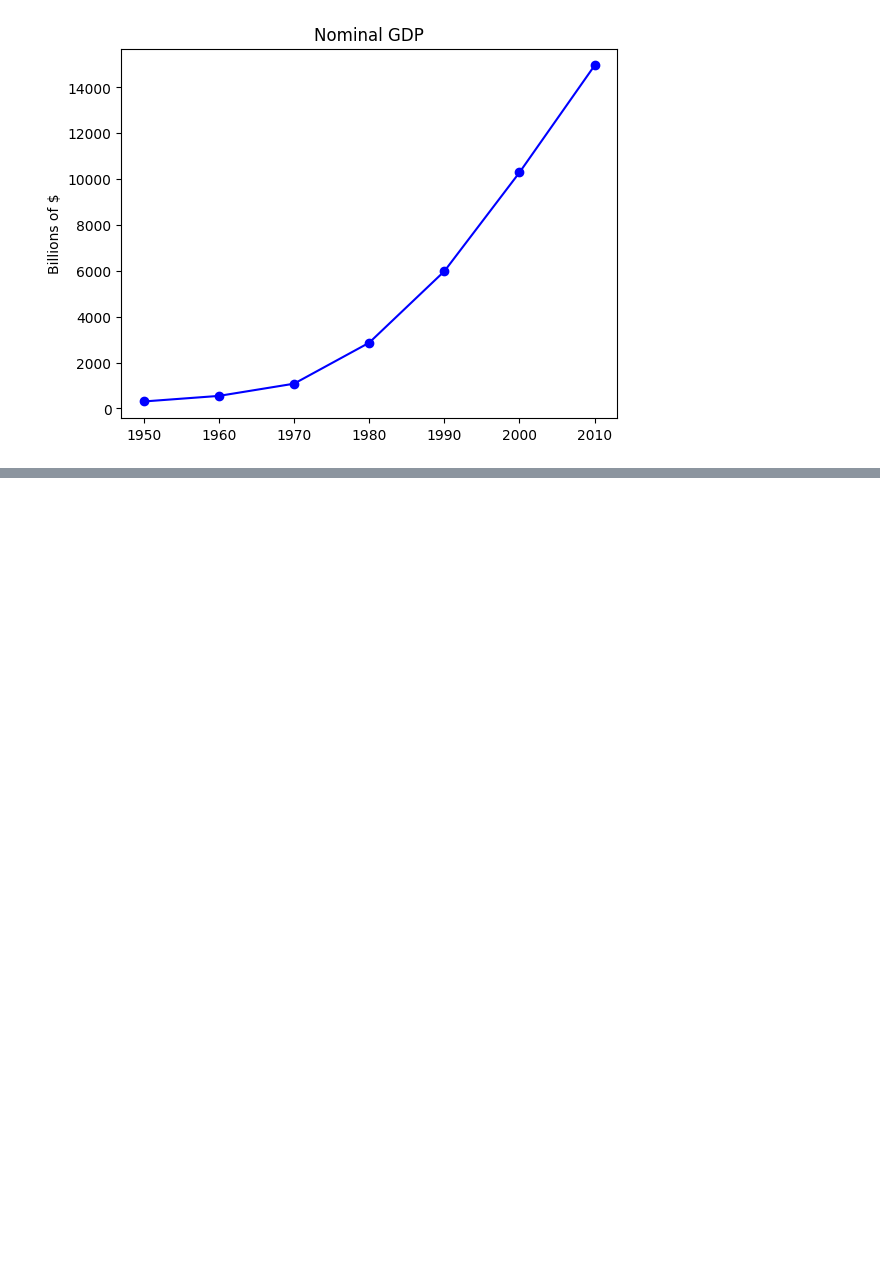
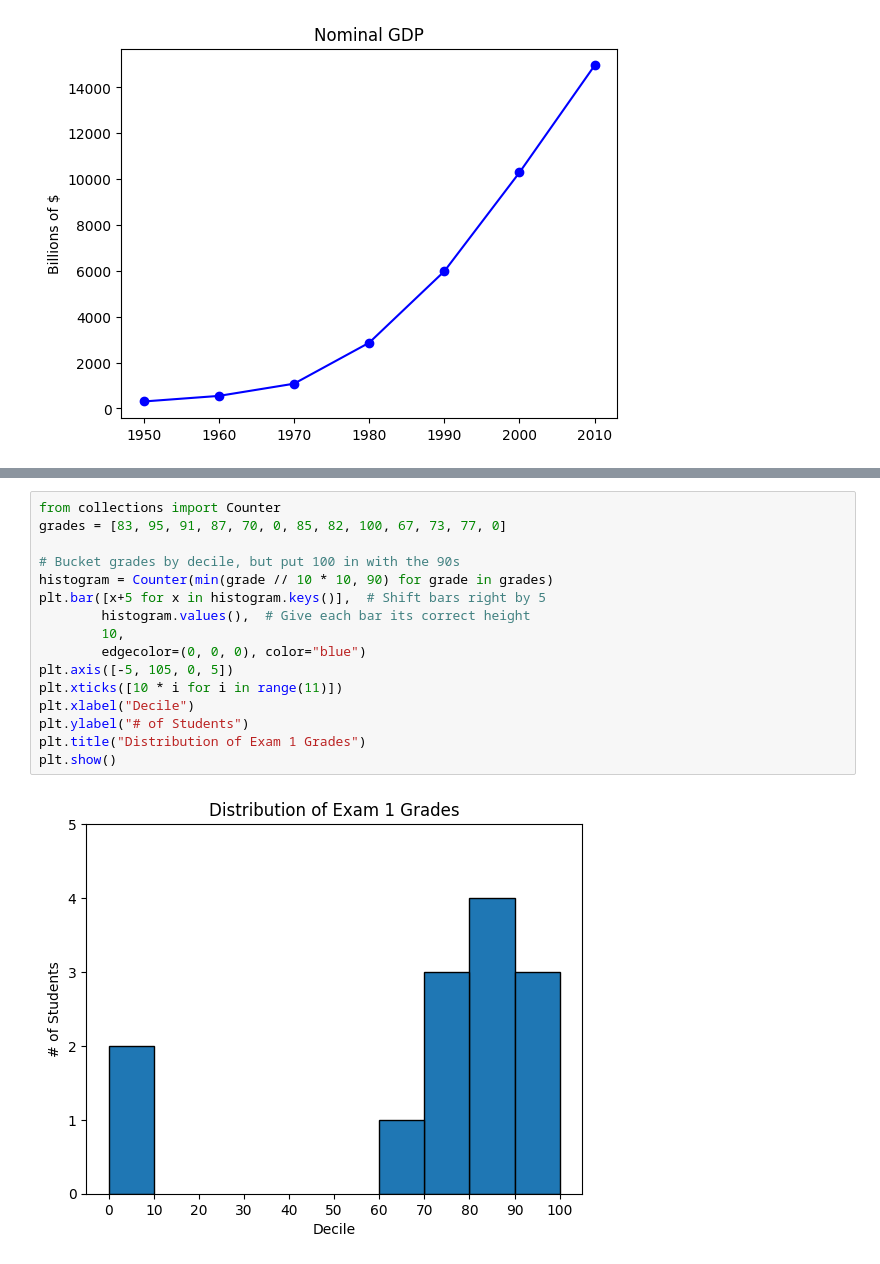
Before and after one commit to Kaiser-h/Learning-Python-Again, a Jupyter notebook: data_visualization.ipynb, the cells around one changed output, grey strips where cells are left out. Drawn from its saved outputs; the diff is of its cells as text; blank space fills up the shorter version.

```diff
--- a/data_visualization.ipynb
+++ b/data_visualization.ipynb
@@ -19,0 +35,18 @@ gdp = [300.2, 543.3, 1075.9, 2862.5, 5979.6, 10289.7, 14958.3]
+# %%
+from collections import Counter
+grades = [83, 95, 91, 87, 70, 0, 85, 82, 100, 67, 73, 77, 0]
+
+# Bucket grades by decile, but put 100 in with the 90s
+histogram = Counter(min(grade // 10 * 10, 90) for grade in grades)
+plt.bar([x+5 for x in histogram.keys()],  # Shift bars right by 5
+        histogram.values(),  # Give each bar its correct height
+        10,
+        edgecolor=(0, 0, 0), color="blue")
+plt.axis([-5, 105, 0, 5])
+plt.xticks([10 * i for i in range(11)])
+plt.xlabel("Decile")
+plt.ylabel("# of Students")
+plt.title("Distribution of Exam 1 Grades")
+plt.show()
+# %% [output]
+[figure, added]
```
Also changed, not shown: parts of 1 cell of this notebook.
